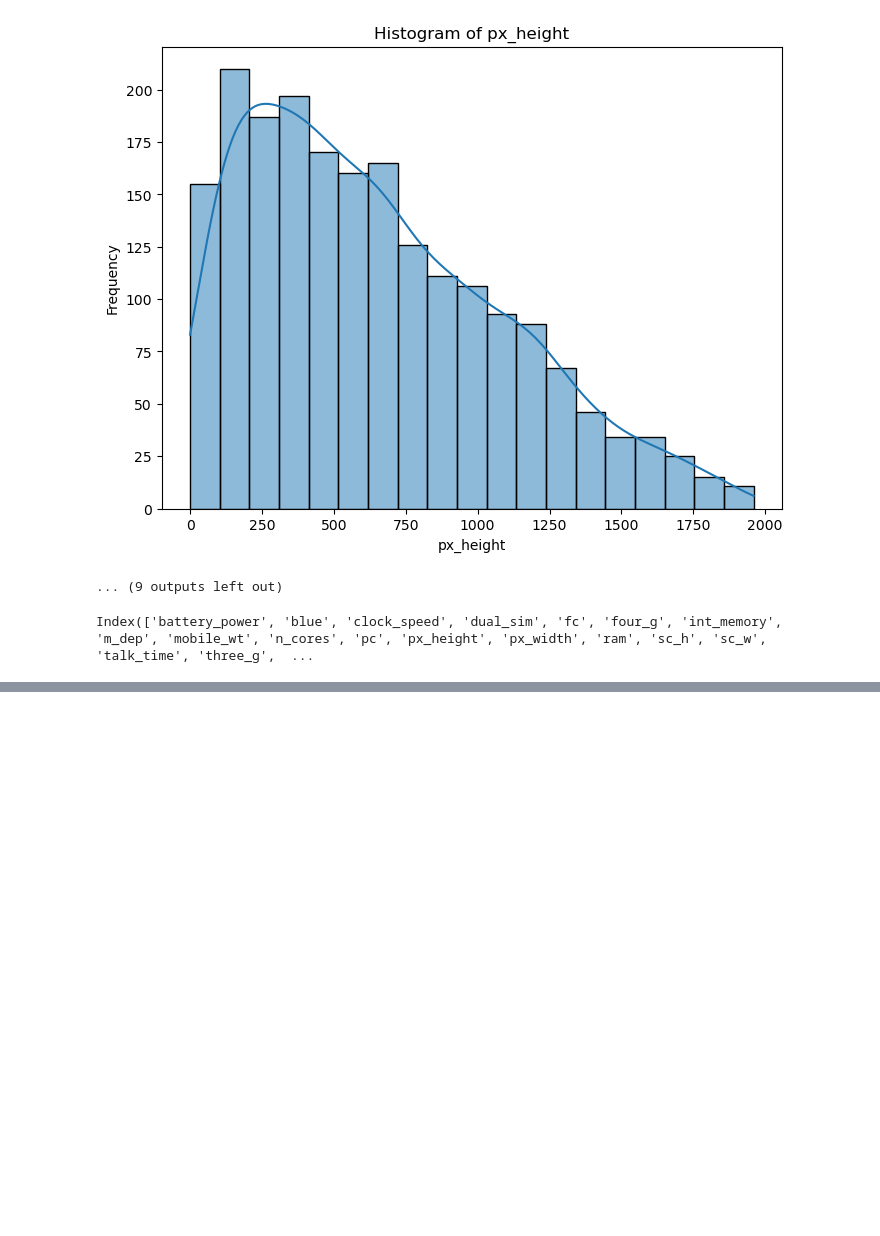
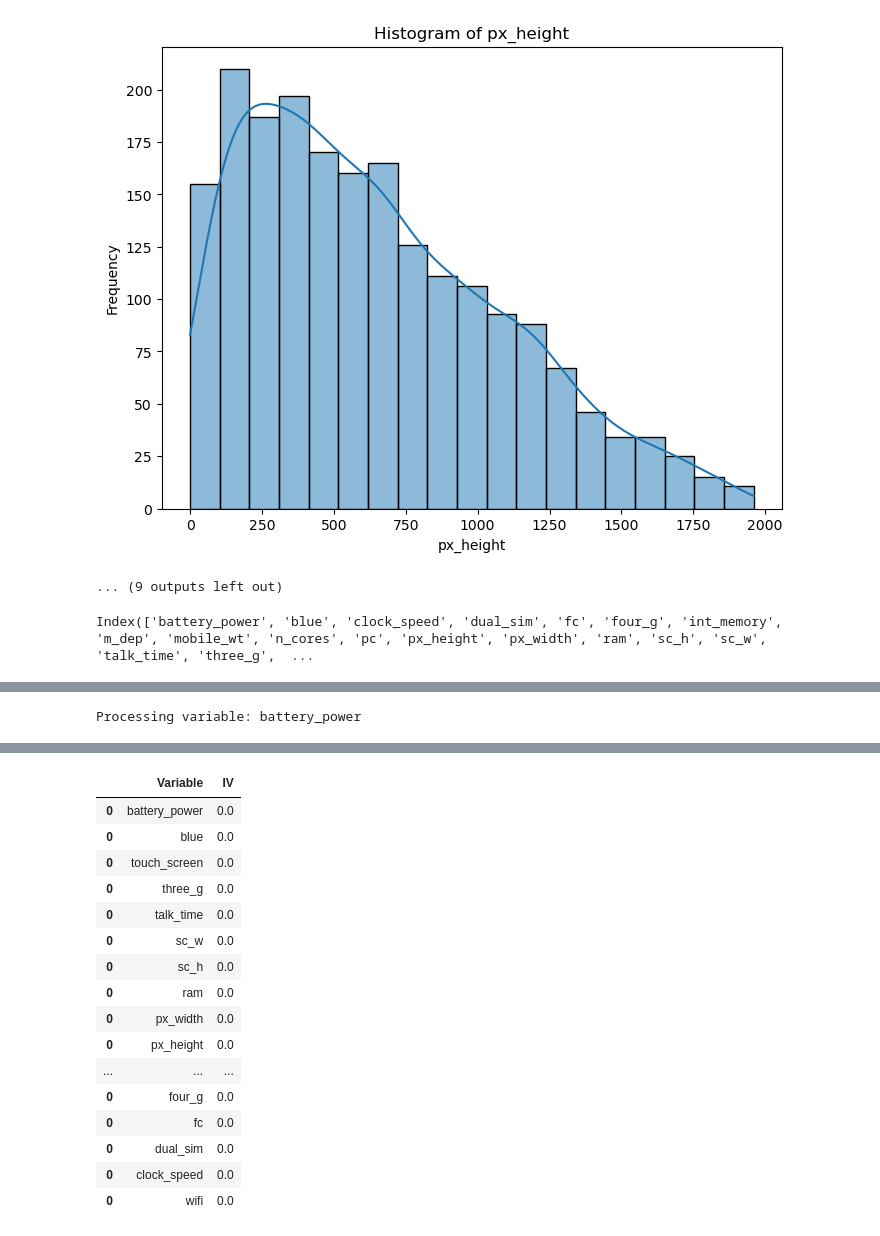
Before and after one commit to ryo873/mobile-price-classification, a Jupyter notebook: MobilePrice-Classification.ipynb, the cells around one changed output, grey strips where cells are left out. Drawn from its saved outputs; the diff is of its cells as text; code cells hidden in the pictures; blank space fills up the shorter version.

```diff
--- a/MobilePrice-Classification.ipynb
+++ b/MobilePrice-Classification.ipynb
@@ -516,0 +590,57 @@ Index(['battery_power', 'blue', 'clock_speed', 'dual_sim', 'fc', 'four_g', 'int_
+# %%
+def iv_woe(data, target, bins=10, show_woe=False):
+
+    #Empty DataFrame
+    newDF, woeDF = pd.DataFrame(), pd.DataFrame()
+
+    #Extract Column Names
+    cols = data.columns
+
+    #Run WOR and IV on all the independent variables
+    for ivars in cols[~cols.isin([target])]:
+        print("Processing variable:", ivars)
+        if (data[ivars].dtype.kind in 'bifc') and (len(np.unique(data[ivars]))>10):
+            binned_x = pd.qcut(data[ivars], bins, duplicates='drop')
+            d0 = pd.DataFrame({'x': binned_x, 'y': data[target]})
+        else:
+            d0 = pd.DataFrame({'x': data[ivars], 'y': data[target]})
+
+        # Calculate the number of events in each group (bin)
+        d = d0.groupby("x", as_index=False).agg({"y": ["count", "sum"]})
+        d.columns = ['Cutoff', 'N', 'Events']
+
+        # Calculate % of events in each group.
+        d['% of Events'] = np.maximum(d['Events'], 0.5) / d['Events'].sum()
+
+        # Calculate the non events in each group.
+        d['Non-Events'] = d['N'] - d['Events']
+
+        # Calculate % of non events in each group.
+        d['% of Non-Events'] = np.maximum(d['Non-Events'], 0.5) / d['Non-Events'].sum()
+
+        # Calculate WOE by taking natural log of division of % of non-events and % of events
+        d['WoE'] = np.log(d['% of Events']/d['% of Non-Events'])
+        d['IV'] = d['WoE'] * (d['% of Events'] - d['% of Non-Events'])
+        d.insert(loc=0, column='Variable', value=ivars)
+        print("Information value of " + ivars + " is " + str(round(d['IV'].sum(),6)))
+        temp = pd.DataFrame({"Variable" : [ivars], "IV" : [d['IV'].sum()]}, columns = ["Variable", "IV"])
+        newDF = pd.concat([newDF,temp], axis=0)
+        woeDF = pd.concat([woeDF,d], axis=0)
+
+        #Show WOE Table
+        if show_woe == True:
+            print(d)
+    return newDF, woeDF
+
+numerical_cols = [
+    'battery_power', 'blue', 'clock_speed', 'dual_sim', 'fc', 'four_g', 'int_memory', 'm_dep', 'mobile_wt', 'n_cores', 'pc', 'px_height', 'px_width', 'ram', 'sc_h', 'sc_w', 'talk_time', 'three_g', 'touch_screen', 'wifi'
+]
+dependent_col = ['price_range']
+all_cols = numerical_cols + dependent_col
+
+IVDF, woeDF = iv_woe(df_l2[all_cols], 'price_range', bins=10, show_woe=True)
+
+sorted_IVDF = IVDF.sort_values(by='IV', ascending=False)
+display(sorted_IVDF)
+# %% [output]
+Processing variable: battery_power
@@ -516,0 +681,17 @@ Index(['battery_power', 'blue', 'clock_speed', 'dual_sim', 'fc', 'four_g', 'int_
+|  | Variable | IV |
+| 0 | battery_power | 0.0 |
+| 0 | blue | 0.0 |
+| 0 | touch_screen | 0.0 |
+| 0 | three_g | 0.0 |
+| 0 | talk_time | 0.0 |
+| 0 | sc_w | 0.0 |
+| 0 | sc_h | 0.0 |
+| 0 | ram | 0.0 |
+| 0 | px_width | 0.0 |
+| 0 | px_height | 0.0 |
+| ... | ... | ... |
+| 0 | four_g | 0.0 |
+| 0 | fc | 0.0 |
+| 0 | dual_sim | 0.0 |
+| 0 | clock_speed | 0.0 |
+| 0 | wifi | 0.0 |
```
Also changed, not shown: parts of 10 cells of this notebook.
